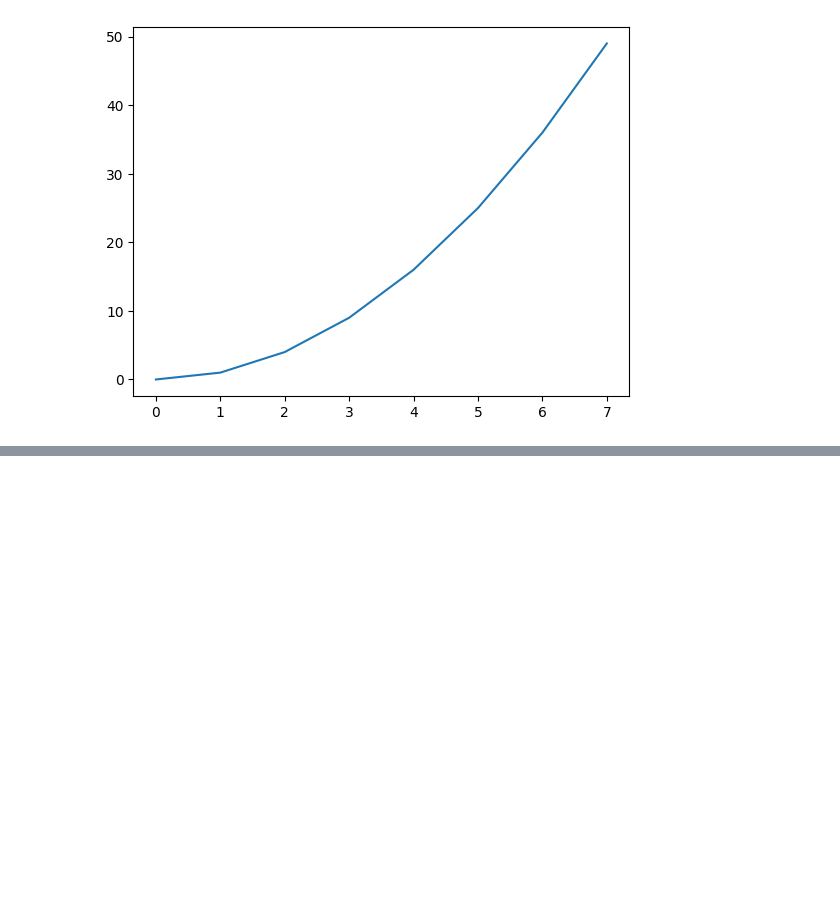
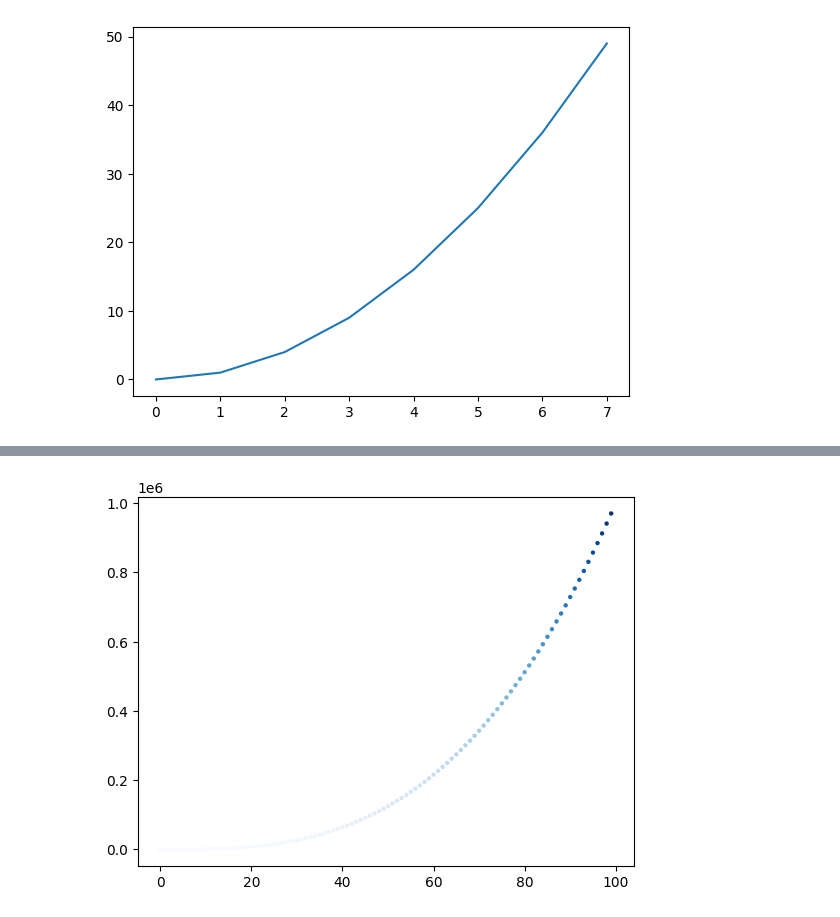
Before and after one commit to Wavevladimir/-, a Jupyter notebook: Matlotlib/Matplotlib Examples.ipynb, the cells around one changed output, grey strips where cells are left out. Cells and saved outputs as stored; diff of their text form; code cells hidden in the pictures; blank space fills up the shorter version.

```diff
--- a/Matlotlib/Matplotlib Examples.ipynb
+++ b/Matlotlib/Matplotlib Examples.ipynb
@@ -10,0 +23,5 @@ plt.show()
+# %%
+plt.scatter(values, pows, c=pows, cmap=plt.cm.Blues, edgecolor='none', s=10)
+plt.show()
+# %% [output]
+[figure, added]
```
Also changed, not shown: parts of 4 cells of this notebook, 2 other files.
